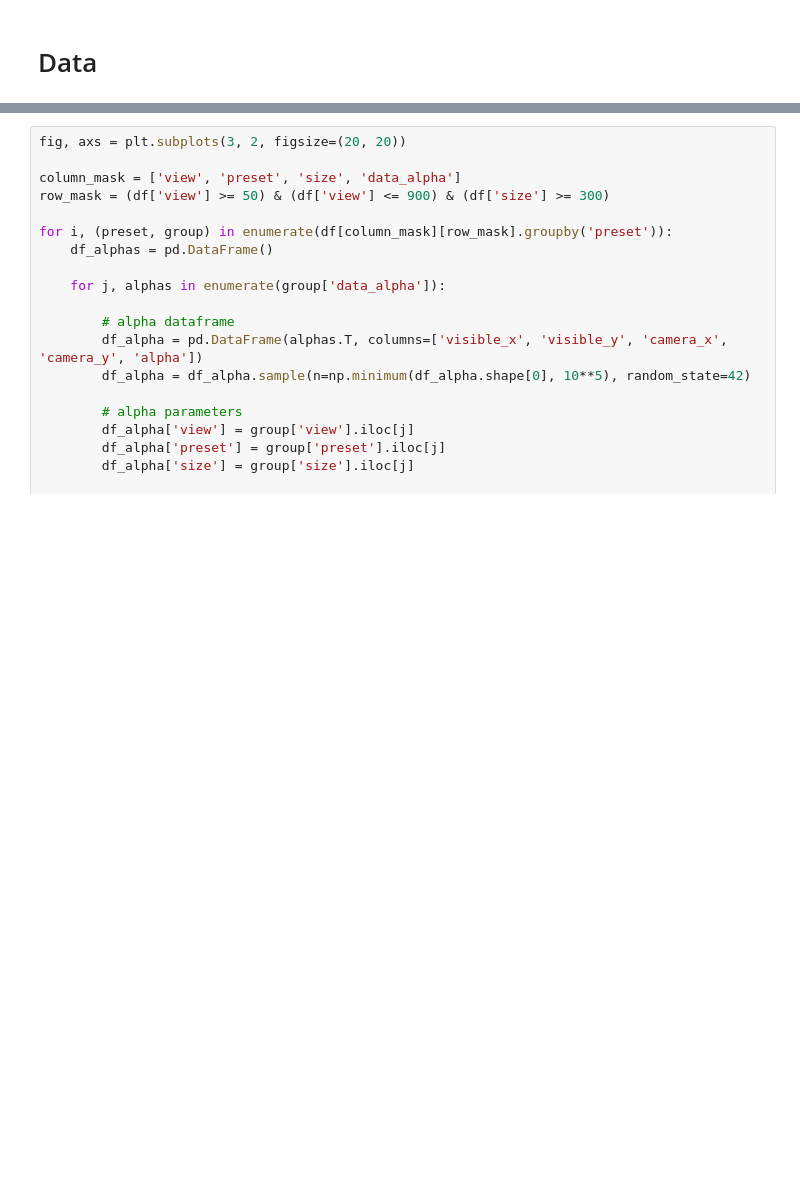
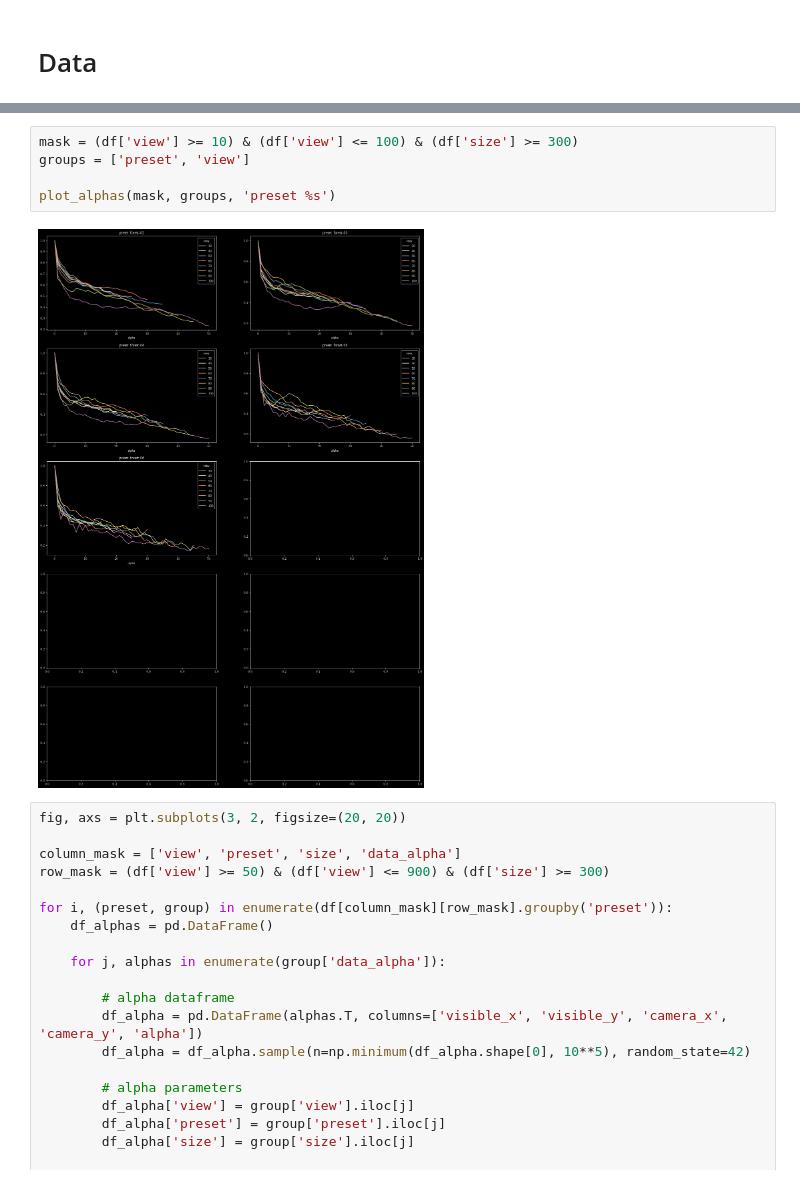
Before and after one commit to tensorware/aos-evaluation, a Jupyter notebook: visualize.ipynb, the cells around one changed output, grey strips where cells are left out. Cells and saved outputs as stored; diff of their text form; blank space fills up the shorter version.

```diff
--- a/visualize.ipynb
+++ b/visualize.ipynb
@@ -142,3 +173,10 @@ for i, (view, group) in enumerate(df[column_mask][row_mask].groupby('view')):
+# %%
+mask = (df['view'] >= 10) & (df['view'] <= 100) & (df['size'] >= 300)
+groups = ['preset', 'view']
+
+plot_alphas(mask, groups, 'preset %s')
+# %% [output]
+[figure, added]
 # %%
 fig, axs = plt.subplots(3, 2, figsize=(20, 20))
 
```
Also changed, not shown: parts of 7 cells of this notebook, 1 other file.
